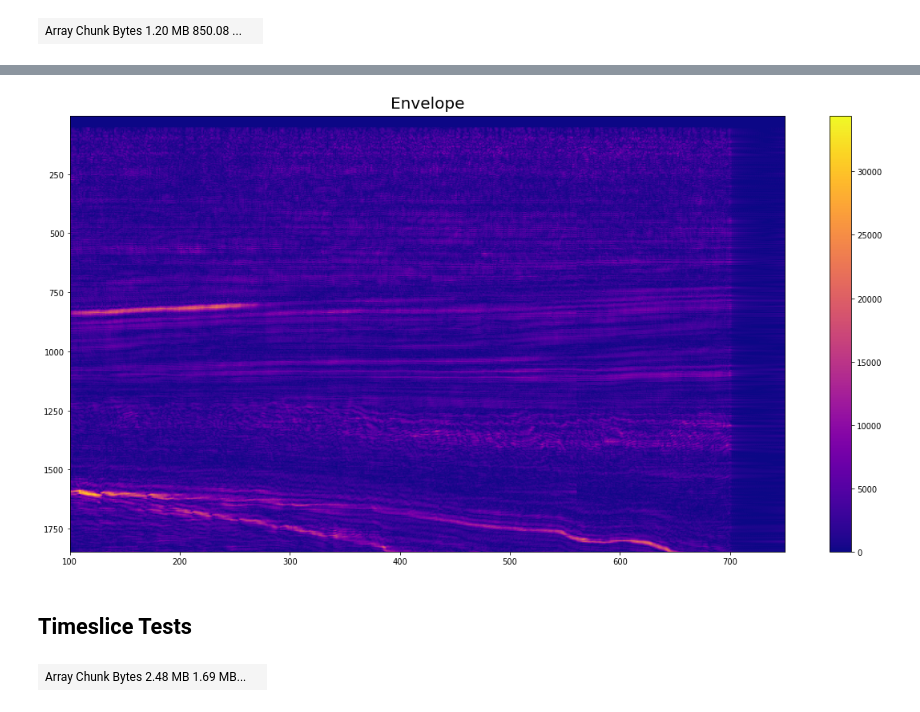
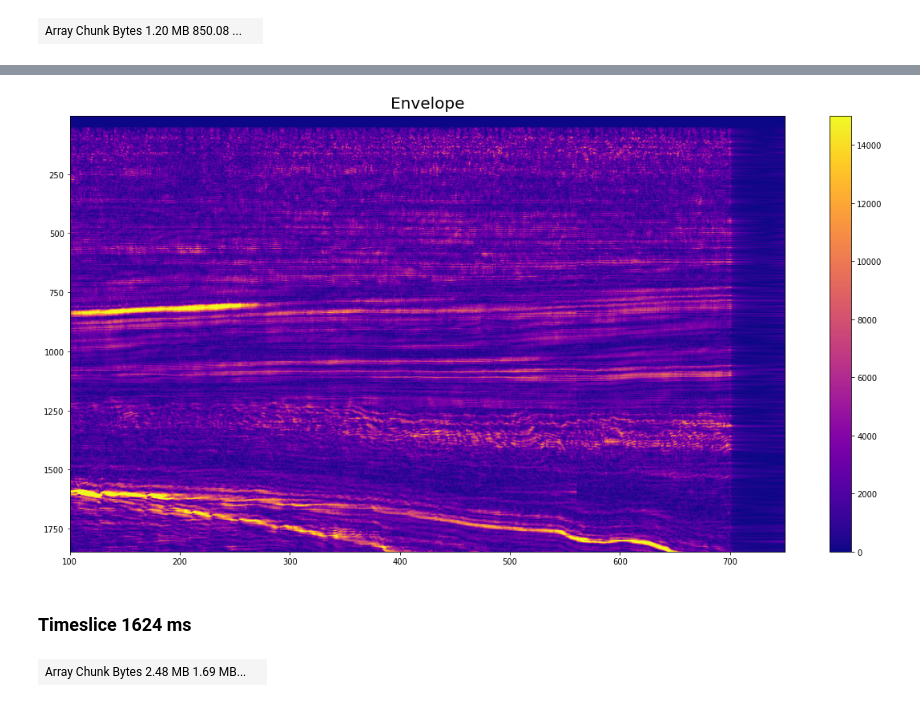
Before and after one commit to yohanesnuwara/computational-geophysics, a Jupyter notebook: seismic/seis_attribute_notebook.ipynb, the cells around one changed output, grey strips where cells are left out. Saved outputs shown, nothing was run; the diff lists cells and outputs as text; code cells hidden in the pictures.

```diff
--- a/seismic/seis_attribute_notebook.ipynb
+++ b/seismic/seis_attribute_notebook.ipynb
@@ -48,3 +53,6 @@ sys.path.append('/content/d2geo/attributes')
 # Read Data 3D
 # %%
 filename = '/content/drive/My Drive/Public geoscience Data/Dutch F3 seismic data/Dutch Government_F3_entire_8bit seismic.segy'
+
+# Read Segy
+cube = openSegy3D(filename)
@@ -82,0 +67,6 @@ from seis_attribute import compute_attribute, display_attribute
+# %%
+# Retrieve amplitude data, inlines, xlines, and TWT
+data = cube.data
+inlines, crosslines, twt = cube.inlines, cube.crosslines, cube.twt
+
+print(data)
@@ -101,5 +127,5 @@ plt.show()
 # %%
-result = compute_attribute(cube=data, output='2d', type='xl', inline_loc=1200,
+result = compute_attribute(cube=data, output='2d', type='xl', xline_loc=1200,
                            xline_array=crosslines, attribute_class='CompleTrace',
                            attribute_type='enve')
 result
@@ -108,12 +150,12 @@ result
 # %%
 plt.figure(figsize=(20,10))
-display_attribute(result, 'xl', inlines, twt, 'plasma', None, None)
+display_attribute(result, 'xl', inlines, twt, 'plasma', vmin=0, vmax=15000)
 plt.title('Envelope', size=20, pad=10)
 plt.show()
 # %% [output]
-[figure, old version]
+[figure, new version]
 # %% [markdown]
-## Timeslice Tests
+### Timeslice 1624 ms
 # %%
 result = compute_attribute(cube=data, output='2d', type='ts', timeslice_loc=1624,
                            timeslice_array=twt, attribute_class='CompleTrace',
```
Also changed, not shown: parts of 26 cells of this notebook.
